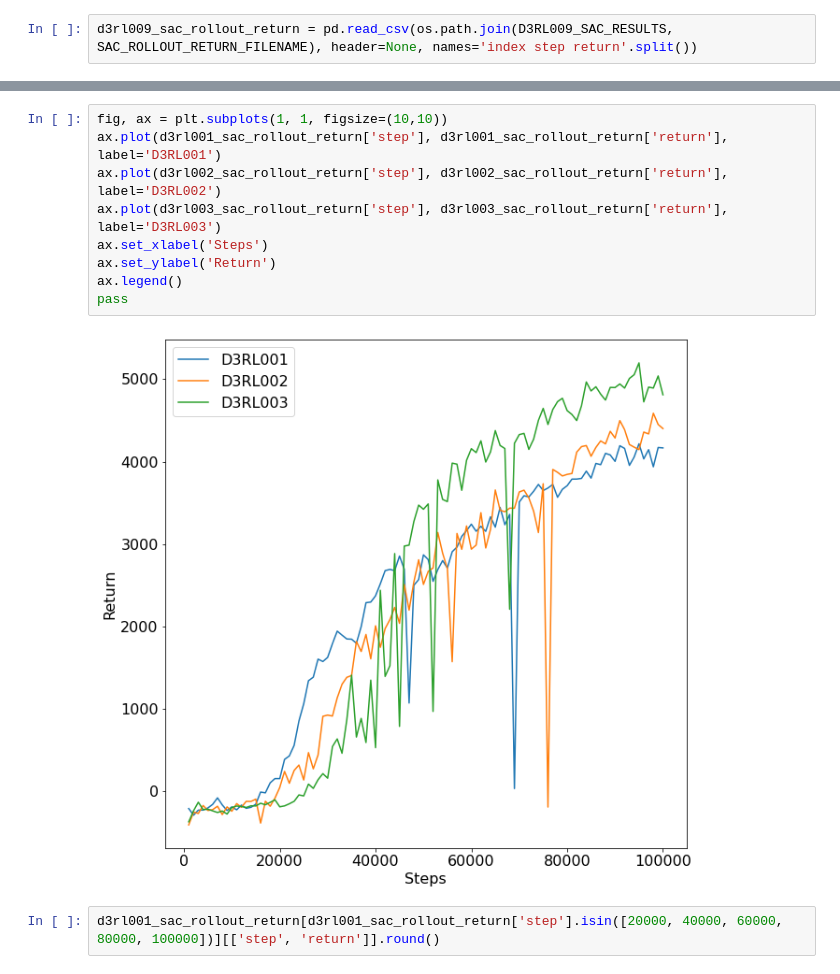
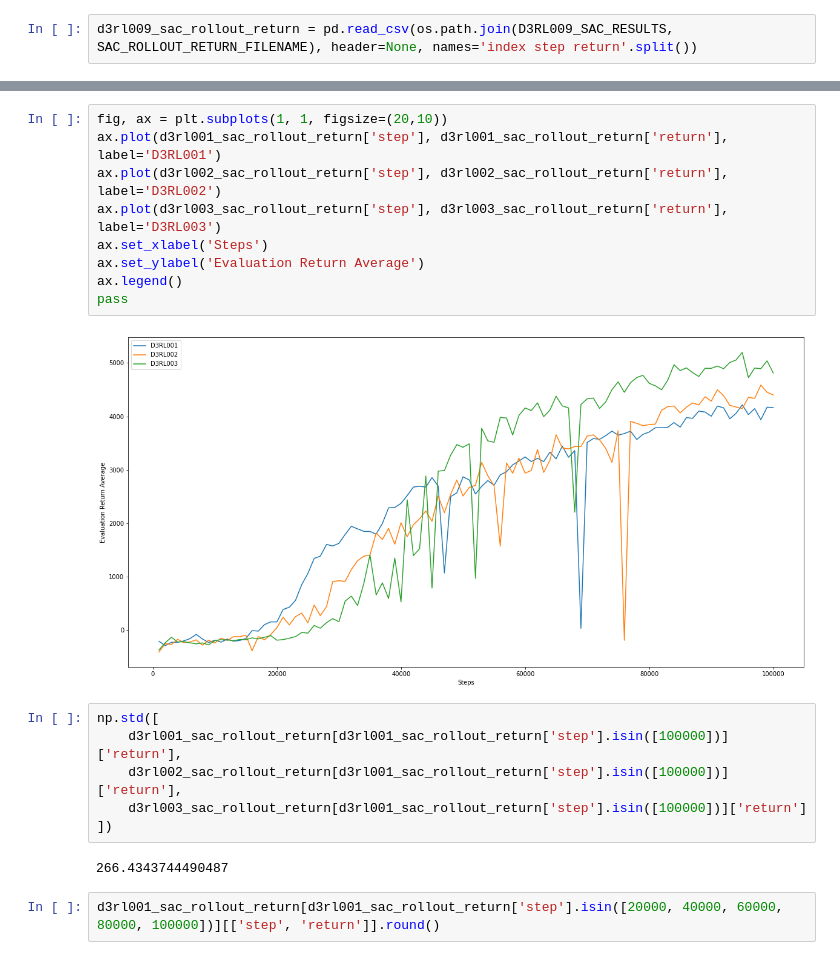
Before and after one commit to thatscotdatasci/d3rlpy, a Jupyter notebook: dogo/initial_analysis.ipynb, the cells around one changed output, grey strips where cells are left out. Cells and saved outputs as stored; diff of their text form.

```diff
--- a/dogo/initial_analysis.ipynb
+++ b/dogo/initial_analysis.ipynb
@@ -161,14 +162,22 @@ pass
 # %%
-fig, ax = plt.subplots(1, 1, figsize=(10,10))
+fig, ax = plt.subplots(1, 1, figsize=(20,10))
 ax.plot(d3rl001_sac_rollout_return['step'], d3rl001_sac_rollout_return['return'], label='D3RL001')
 ax.plot(d3rl002_sac_rollout_return['step'], d3rl002_sac_rollout_return['return'], label='D3RL002')
 ax.plot(d3rl003_sac_rollout_return['step'], d3rl003_sac_rollout_return['return'], label='D3RL003')
 ax.set_xlabel('Steps')
-ax.set_ylabel('Return')
+ax.set_ylabel('Evaluation Return Average')
 ax.legend()
 pass
 # %% [output]
-[figure, old version]
+[figure, new version]
+# %%
+np.std([
+    d3rl001_sac_rollout_return[d3rl001_sac_rollout_return['step'].isin([100000])]['return'],
+    d3rl002_sac_rollout_return[d3rl001_sac_rollout_return['step'].isin([100000])]['return'],
+    d3rl003_sac_rollout_return[d3rl001_sac_rollout_return['step'].isin([100000])]['return']
+])
+# %% [output]
+266.4343744490487
 # %%
 d3rl001_sac_rollout_return[d3rl001_sac_rollout_return['step'].isin([20000, 40000, 60000, 80000, 100000])][['step', 'return']].round()
 # %% [output]
```
Also changed, not shown: parts of 14 cells of this notebook.
